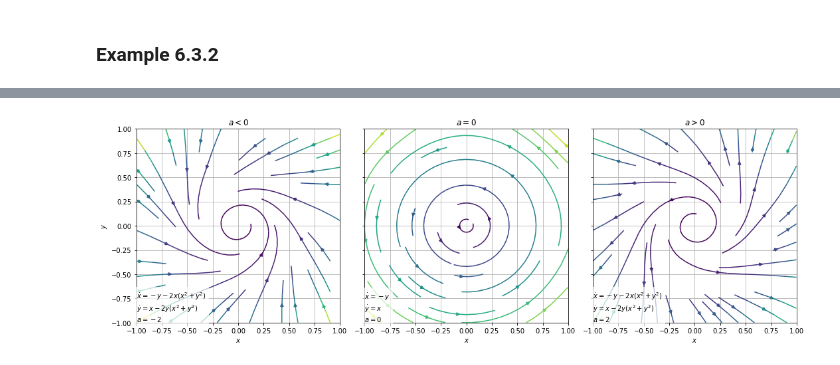
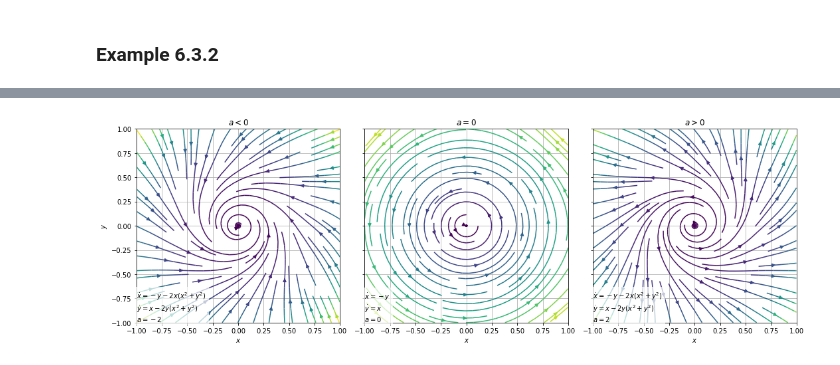
Before and after one commit to shumez/NLDC, a Jupyter notebook: c06/note.ipynb, the cells around one changed output, grey strips where cells are left out. Cells and saved outputs as stored; diff of their text form; code cells hidden in the pictures.

```diff
--- a/c06/note.ipynb
+++ b/c06/note.ipynb
@@ -476,7 +518,7 @@ fig, axes = plt.subplots(ncols=3, sharex=True, sharey=True, figsize=(15, 5))
 # plt.figure()
 
 for ax, a in zip(axes, aa):
-    ax.streamplot(x, y, x_dot(x, y), y_dot(x, y), color=speed(x, y), cmap='viridis', density=.5)
+    ax.streamplot(x, y, x_dot(x, y), y_dot(x, y), color=speed(x, y), cmap='viridis', density=1)
 
     if a < 0:
         ax.set_title(('%s' % titles[0]))
@@ -487,31 +529,31 @@ for ax, a in zip(axes, aa):
     elif a == 0:
         ax.set_title(('%s' % titles[1]))
         ax.text(xmin, ymin,
             (r'$\dot{x} =- y$' '\n' r'$\dot{y} = x$' '\n' r'$a = %d$' % a),
             horizontalalignment='left', verticalalignment='bottom',
             bbox=dict(fc=(1, 1, 1, .7), ec='none'))
     elif a > 0:
         ax.set_title(('%s' % titles[2]))
         ax.text(xmin, ymin,
             (r'$\dot{x} =- y - %d x (x^2 + y^2)$' '\n' r'$\dot{y} = x - %d y (x^2 + y^2)$' '\n' r'$a = %d$' % (np.abs(a), np.abs(a), a)),
             horizontalalignment='left', verticalalignment='bottom',
             bbox=dict(fc=(1, 1, 1, .7), ec='none'))
 
     ax.set_xlabel(r'$x$')
 
     ax.grid(True)
     ax.set_xlim(xmin, xmax)
     ax.set_ylim(ymin, ymax)
 
 axes[0].set_ylabel(r'$y$')
 plt.tight_layout()
 
 figname = '6_3_2'
 plt.savefig(('img/fig_%s.png' % figname), dpi=None, facecolor='w', edgecolor='w',
             orientation='portrait', papertype=None, format='png',
             transparent=False, bbox_inches=None, pad_inches=0.1,
             frameon=None)
 
 plt.show()
 # %% [output]
-[figure, old version]
+[figure, new version]
```
Also changed, not shown: parts of 6 cells of this notebook, 1 other file.
